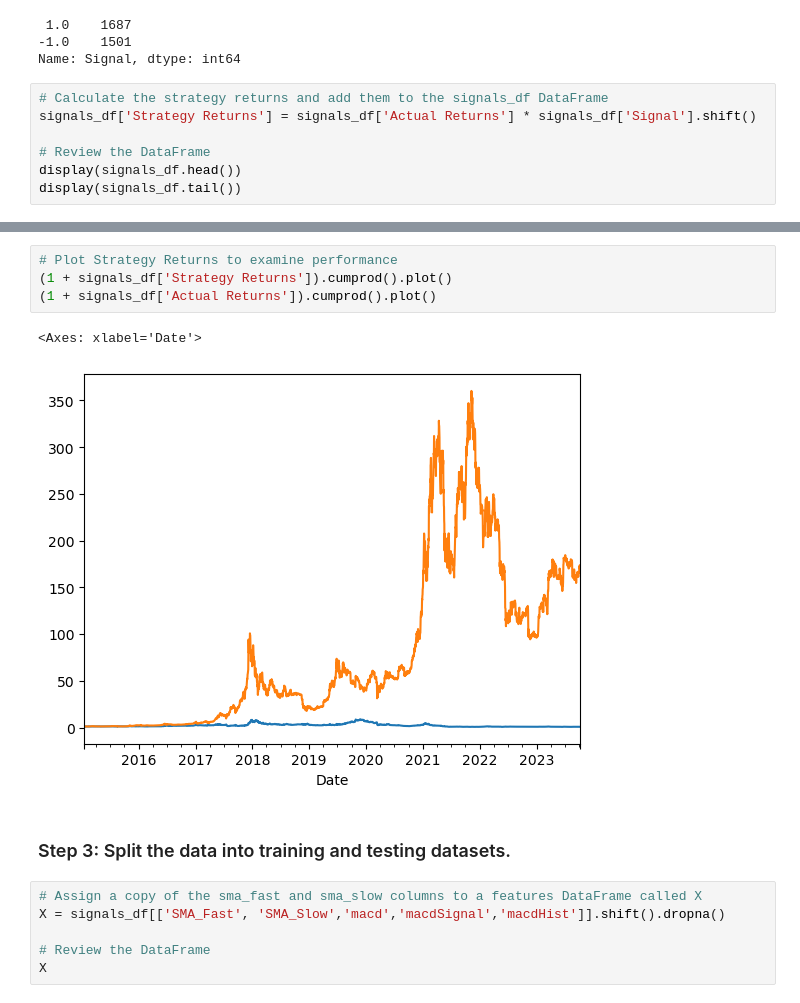
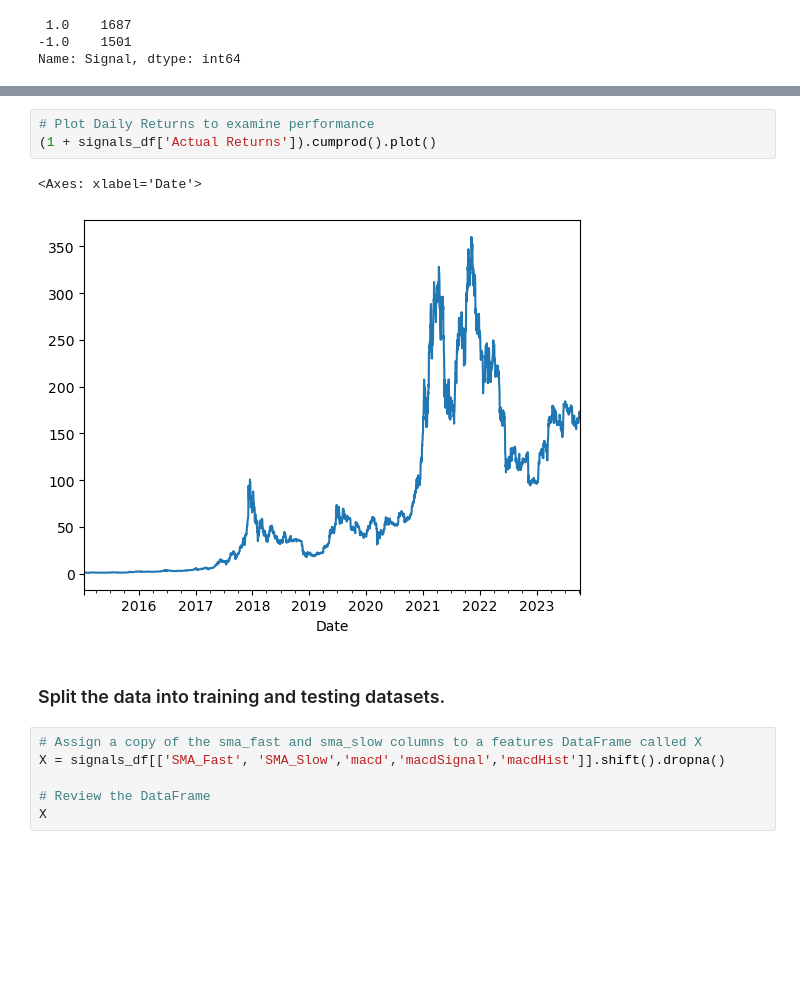
Before and after one commit to dukewoods/Project2_Trading_Algorithm, a Jupyter notebook: Project2DukeSVM_Adaboost.ipynb, the cells around one changed output, grey strips where cells are left out. Cells and saved outputs as stored; diff of their text form; blank space fills up the shorter version.

```diff
--- a/Project2DukeSVM_Adaboost.ipynb
+++ b/Project2DukeSVM_Adaboost.ipynb
@@ -148,10 +146,3 @@ signals_df['Signal'].value_counts()
  1.0    1687
 -1.0    1501
 Name: Signal, dtype: int64
-# %%
-# Calculate the strategy returns and add them to the signals_df DataFrame
-signals_df['Strategy Returns'] = signals_df['Actual Returns'] * signals_df['Signal'].shift()
-
-# Review the DataFrame
-display(signals_df.head())
-display(signals_df.tail())
@@ -173,12 +149,11 @@ display(signals_df.tail())
 # %%
-# Plot Strategy Returns to examine performance
-(1 + signals_df['Strategy Returns']).cumprod().plot()
+# Plot Daily Returns to examine performance
 (1 + signals_df['Actual Returns']).cumprod().plot()
 # %% [output]
 <Axes: xlabel='Date'>
-[figure, old version]
+[figure, new version]
 # %% [markdown]
-### Step 3: Split the data into training and testing datasets.
+### Split the data into training and testing datasets.
 # %%
 # Assign a copy of the sma_fast and sma_slow columns to a features DataFrame called X
 X = signals_df[['SMA_Fast', 'SMA_Slow','macd','macdSignal','macdHist']].shift().dropna()
```
Also changed, not shown: parts of 13 cells of this notebook, 2 other files.
